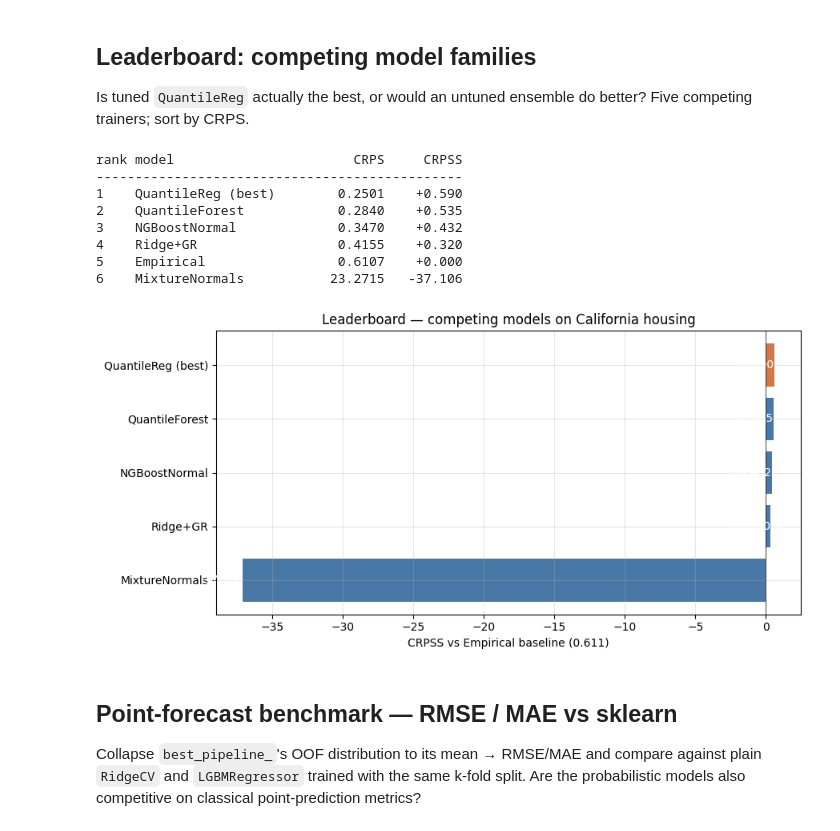
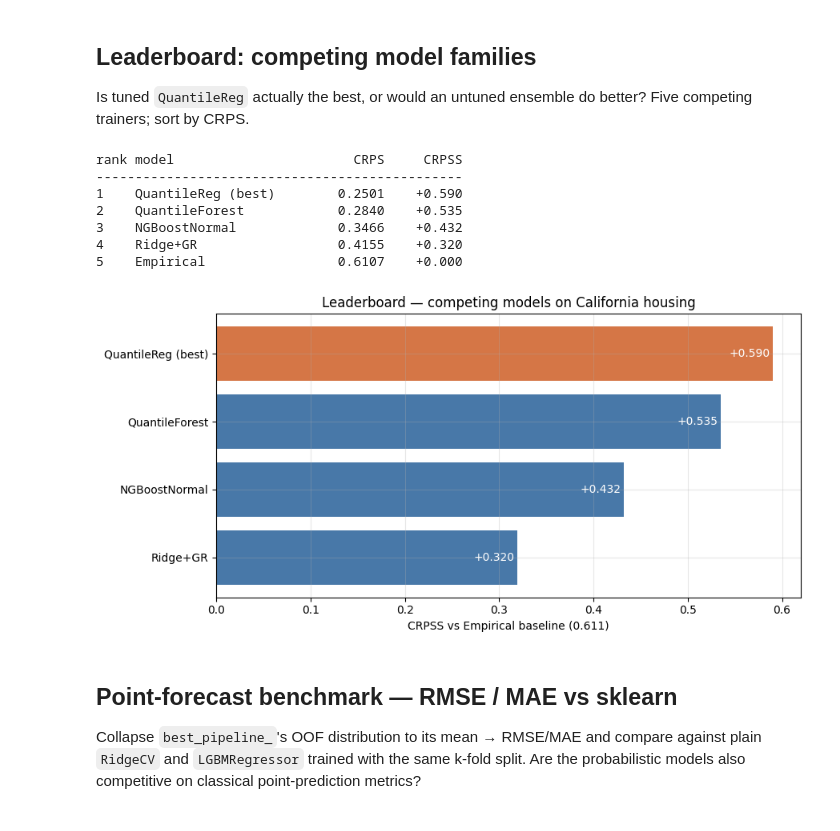
Before and after one commit to FrederikBenirschke/bracket-learn, a Jupyter notebook: notebooks/grid_search_demo.ipynb, the cells around one changed output. Drawn from its saved outputs; the diff is of its cells as text; code cells hidden in the pictures.

```diff
--- a/notebooks/grid_search_demo.ipynb
+++ b/notebooks/grid_search_demo.ipynb
@@ -193,7 +192,10 @@ lb = {
     "Ridge+GR":             _score_full("ridge", LiftedForecaster(
         SklearnPoint(RidgeCV()), GlobalResidual(), name="ridge",
     )),
-    "MixtureNormals":       _score_full("mix", MixtureNormals()),
+    # MixtureNormals omitted: it treats X columns as vendor point forecasts
+    # of y. CA housing's columns aren't price predictions, so the mixture
+    # centres are nonsensical. See leaderboard_zoo.ipynb for a meaningful
+    # use built on top of bracketlearn's own upstream OOF predictions.
     "NGBoostNormal":        _score_full("ngb", NGBoostNormal(
         n_estimators=200, random_seed=0,
     )),
@@ -202,36 +204,35 @@ lb = {
     )),
     "QuantileReg (best)":   search.best_score_,
 }
 
 rows = sorted(lb.items(), key=lambda kv: kv[1])
 print(f"{'rank':<5}{'model':<22}{'CRPS':>10}{'CRPSS':>10}")
 print("-" * 47)
 for i, (name, c) in enumerate(rows, 1):
     print(f"{i:<5}{name:<22}{c:>10.4f}{1-c/baseline_crps:>+10.3f}")
 
 fig, ax = plt.subplots(figsize=(9, 4.5))
 names = [r[0] for r in rows if r[0] != "Empirical"]
 skills = [1 - r[1] / baseline_crps for r in rows if r[0] != "Empirical"]
 colors = ["#d57646" if "best" in n else "#4878a8" for n in names]
 ax.barh(names, skills, color=colors)
 ax.axvline(0, color="black", linewidth=0.5)
 ax.invert_yaxis()
 ax.set_xlabel(f"CRPSS vs Empirical baseline ({baseline_crps:.3f})")
 ax.set_title("Leaderboard — competing models on California housing")
 for i, s in enumerate(skills):
     ax.text(s - 0.003, i, f"{s:+.3f}", va="center", ha="right",
             color="white")
 plt.tight_layout(); plt.show()
 # %% [output]
 rank model                       CRPS     CRPSS
 -----------------------------------------------
 1    QuantileReg (best)        0.2501    +0.590
 2    QuantileForest            0.2840    +0.535
-3    NGBoostNormal             0.3470    +0.432
+3    NGBoostNormal             0.3466    +0.432
 4    Ridge+GR                  0.4155    +0.320
 5    Empirical                 0.6107    +0.000
-6    MixtureNormals           23.2715   -37.106
-[figure, old version]
+[figure, new version]
 # %% [markdown]
 ## Point-forecast benchmark — RMSE / MAE vs sklearn
 
```
Also changed, not shown: parts of 2 cells of this notebook, 13 other files.
